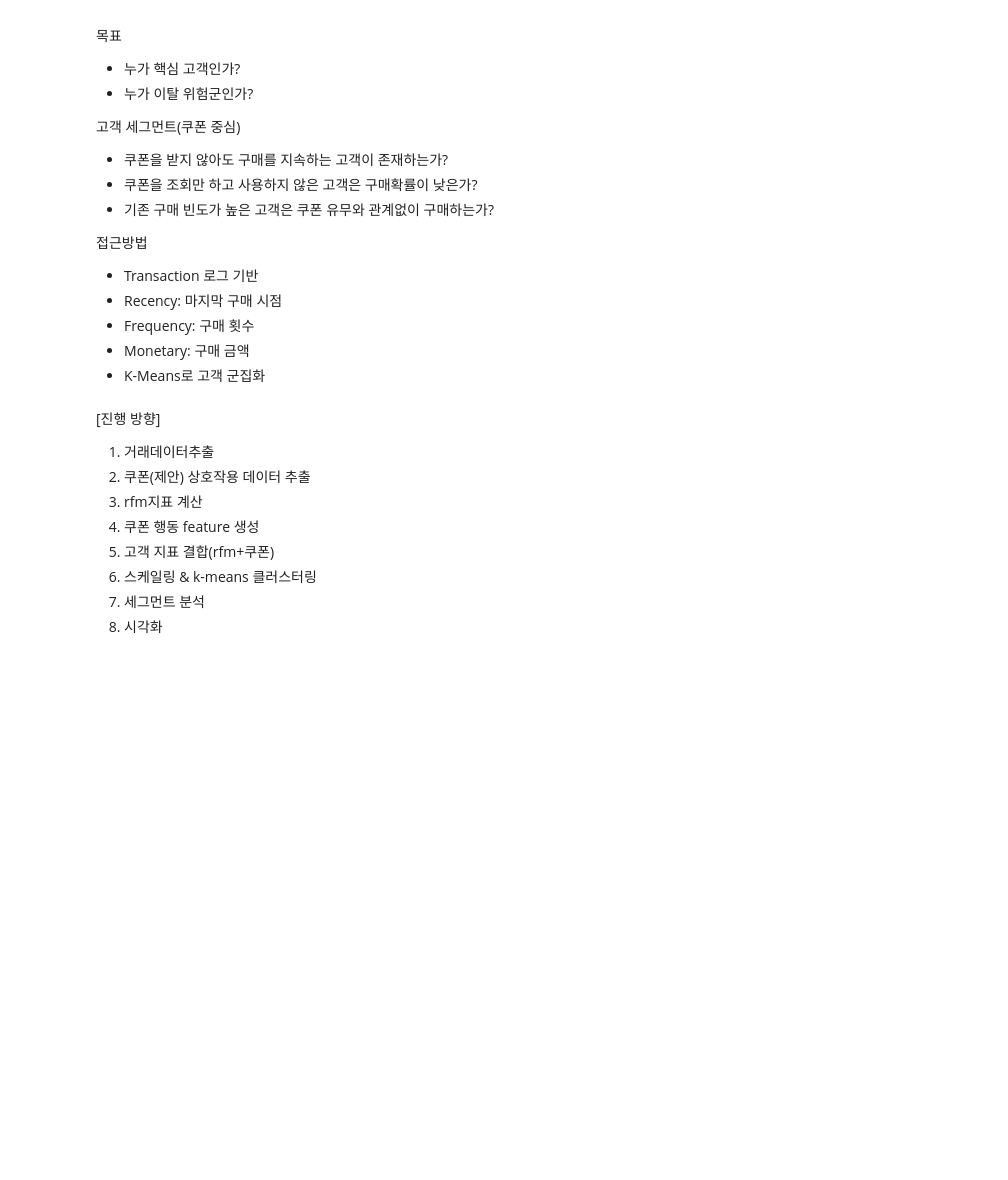
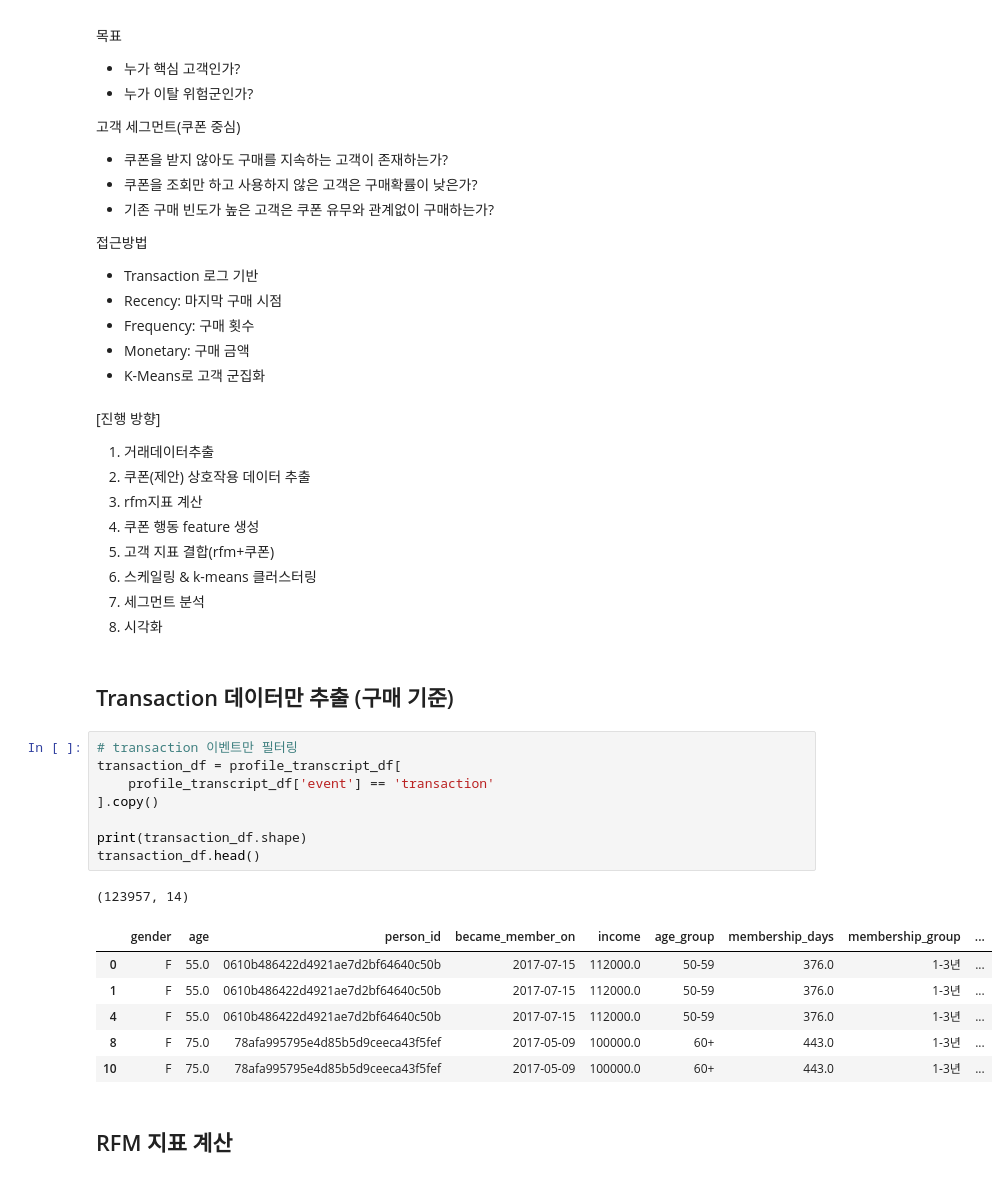
Before and after one commit to komh9575/first-repository, a Jupyter notebook: Untitled29.ipynb, the cells around one changed output. Saved outputs shown, nothing was run; the diff lists cells and outputs as text; blank space fills up the shorter version.

```diff
--- a/Untitled29.ipynb
+++ b/Untitled29.ipynb
@@ -563,3 +563,23 @@ memory usage: 23.7+ MB
 6. 스케일링 & k-means 클러스터링
 7. 세그먼트 분석
 8. 시각화
+# %% [markdown]
+## Transaction 데이터만 추출 (구매 기준)
+# %%
+# transaction 이벤트만 필터링
+transaction_df = profile_transcript_df[
+    profile_transcript_df['event'] == 'transaction'
+].copy()
+
+print(transaction_df.shape)
+transaction_df.head()
+# %% [output]
+(123957, 14)
+|  | gender | age | person_id | became_member_on | income | age_group | membership_days | membership_group | ... |
+| 0 | F | 55.0 | 0610b486422d4921ae7d2bf64640c50b | 2017-07-15 | 112000.0 | 50-59 | 376.0 | 1-3년 | ... |
+| 1 | F | 55.0 | 0610b486422d4921ae7d2bf64640c50b | 2017-07-15 | 112000.0 | 50-59 | 376.0 | 1-3년 | ... |
+| 4 | F | 55.0 | 0610b486422d4921ae7d2bf64640c50b | 2017-07-15 | 112000.0 | 50-59 | 376.0 | 1-3년 | ... |
+| 8 | F | 75.0 | 78afa995795e4d85b5d9ceeca43f5fef | 2017-05-09 | 100000.0 | 60+ | 443.0 | 1-3년 | ... |
+| 10 | F | 75.0 | 78afa995795e4d85b5d9ceeca43f5fef | 2017-05-09 | 100000.0 | 60+ | 443.0 | 1-3년 | ... |
+# %% [markdown]
+## RFM 지표 계산
```
Also changed, not shown: parts of 13 cells of this notebook.
